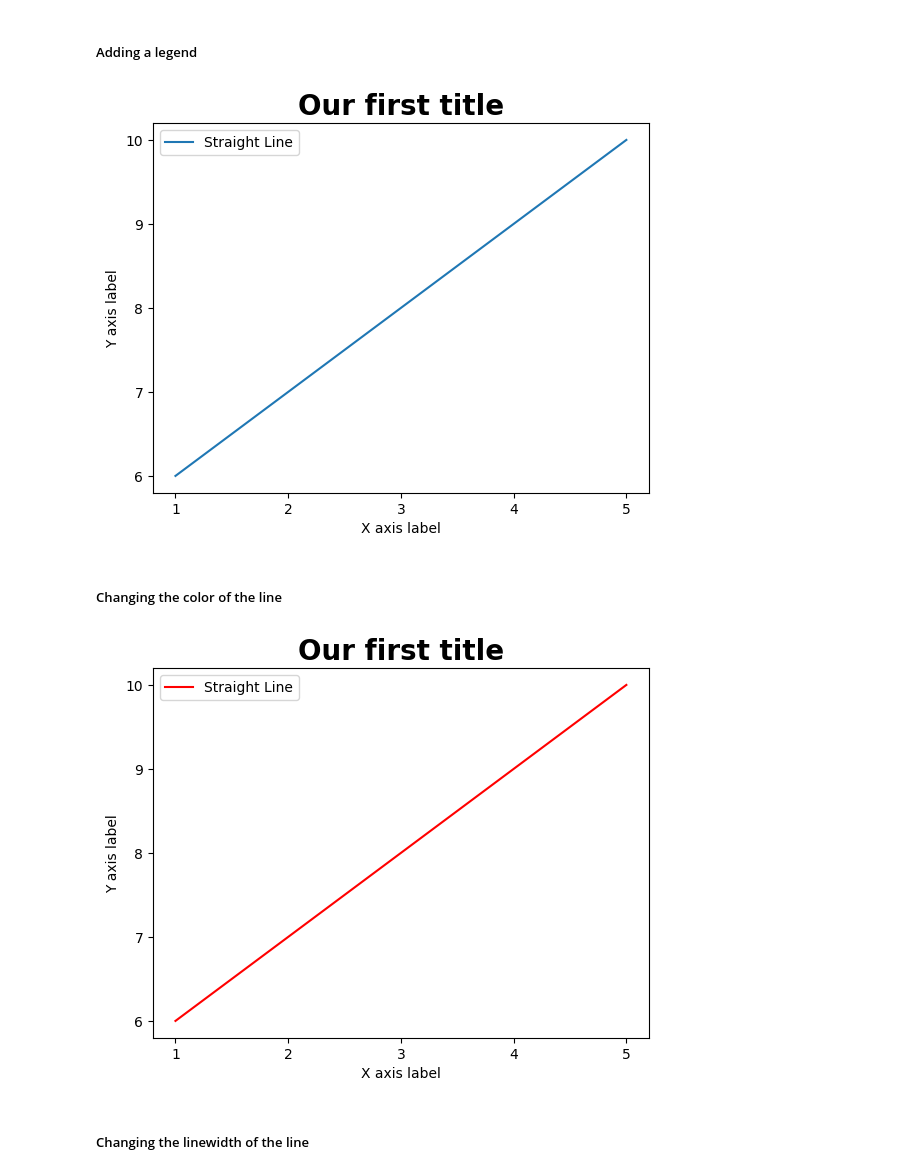
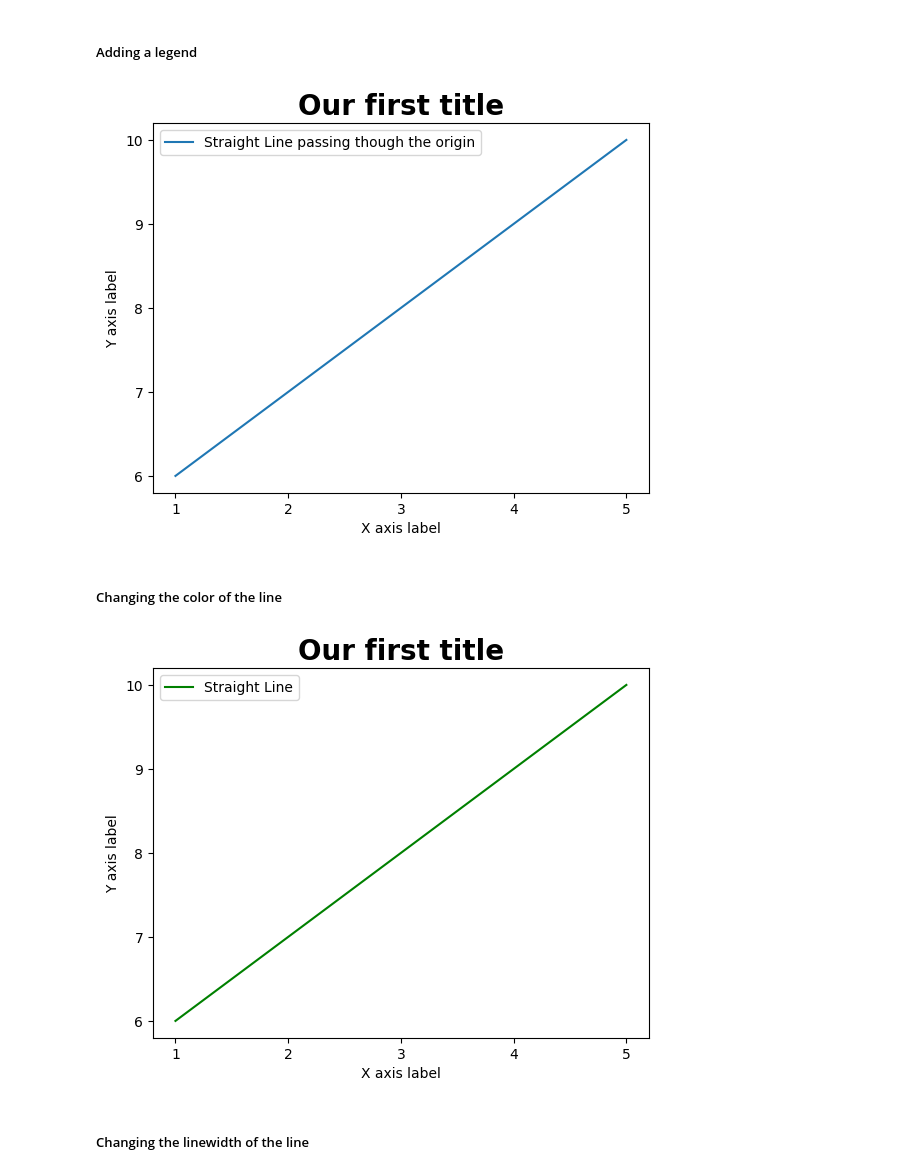
Before and after one commit to murungadaniel/StartUpCodesPythonAIandML, a Jupyter notebook: matplotlib.ipynb, the cells around one changed output. Drawn from its saved outputs; the diff is of its cells as text; code cells hidden in the pictures.

```diff
--- a/matplotlib.ipynb
+++ b/matplotlib.ipynb
@@ -53,7 +55,7 @@ plt.show()
 # %%
 x = [1,2,3,4,5]
 y = [6,7,8,9,10]
-plt.plot(x,y,label='Straight Line')
+plt.plot(x,y,label='Straight Line passing though the origin')
 plt.title('Our first title',fontdict = {'fontsize':20,'fontweight':'bold'})
 plt.xlabel('X axis label')
 plt.ylabel('Y axis label')
@@ -62,22 +64,22 @@ plt.yticks([6,7,8,9,10])
 plt.legend() #we first specify the label in plot() function
 plt.show()
 # %% [output]
-[figure, old version]
+[figure, new version]
 # %% [markdown]
 ##### Changing the color of the line
 # %%
 x = [1,2,3,4,5]
 y = [6,7,8,9,10]
-plt.plot(x,y,label='Straight Line',color='red')
+plt.plot(x,y,label='Straight Line',color='green')
 plt.title('Our first title',fontdict = {'fontsize':20,'fontweight':'bold'})
 plt.xlabel('X axis label')
 plt.ylabel('Y axis label')
 plt.xticks([1,2,3,4,5])
 plt.yticks([6,7,8,9,10])
 plt.legend() #we first specify the label in plot() function
 plt.show()
 # %% [output]
-[figure, old version]
+[figure, new version]
 # %% [markdown]
 ##### Changing the linewidth of the line
 # %%
```
Also changed, not shown: parts of 5 cells of this notebook.
